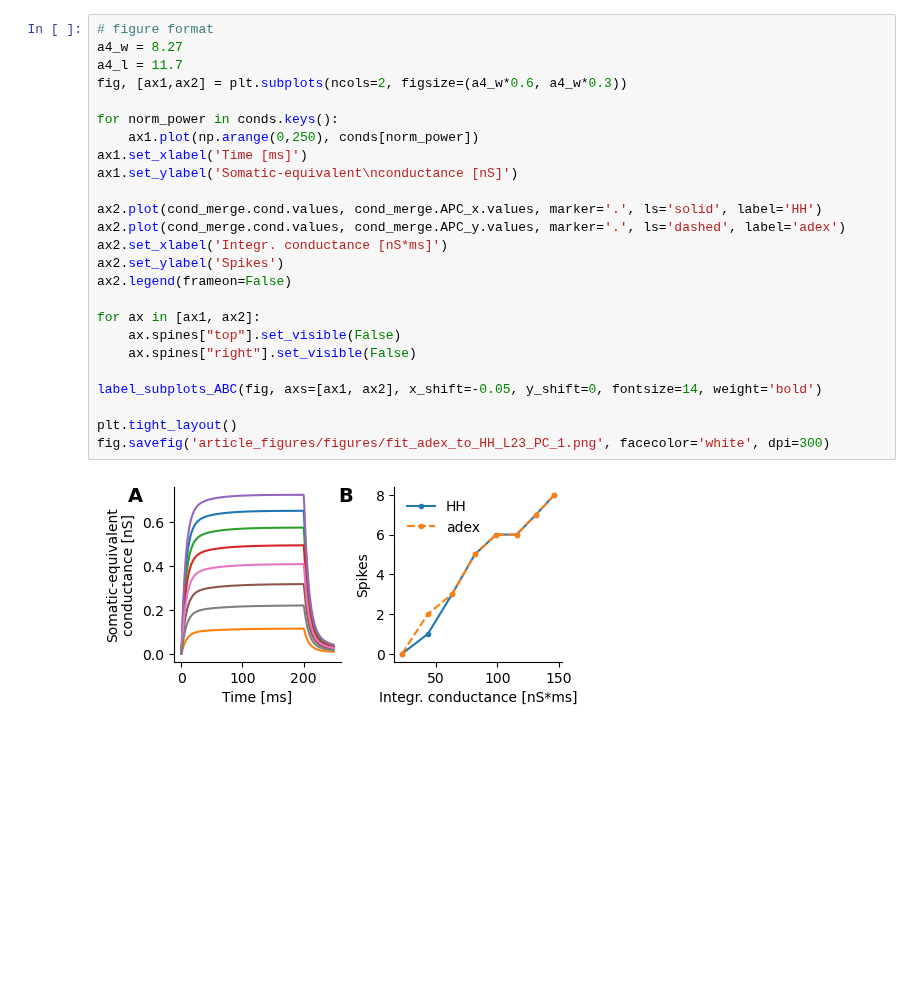
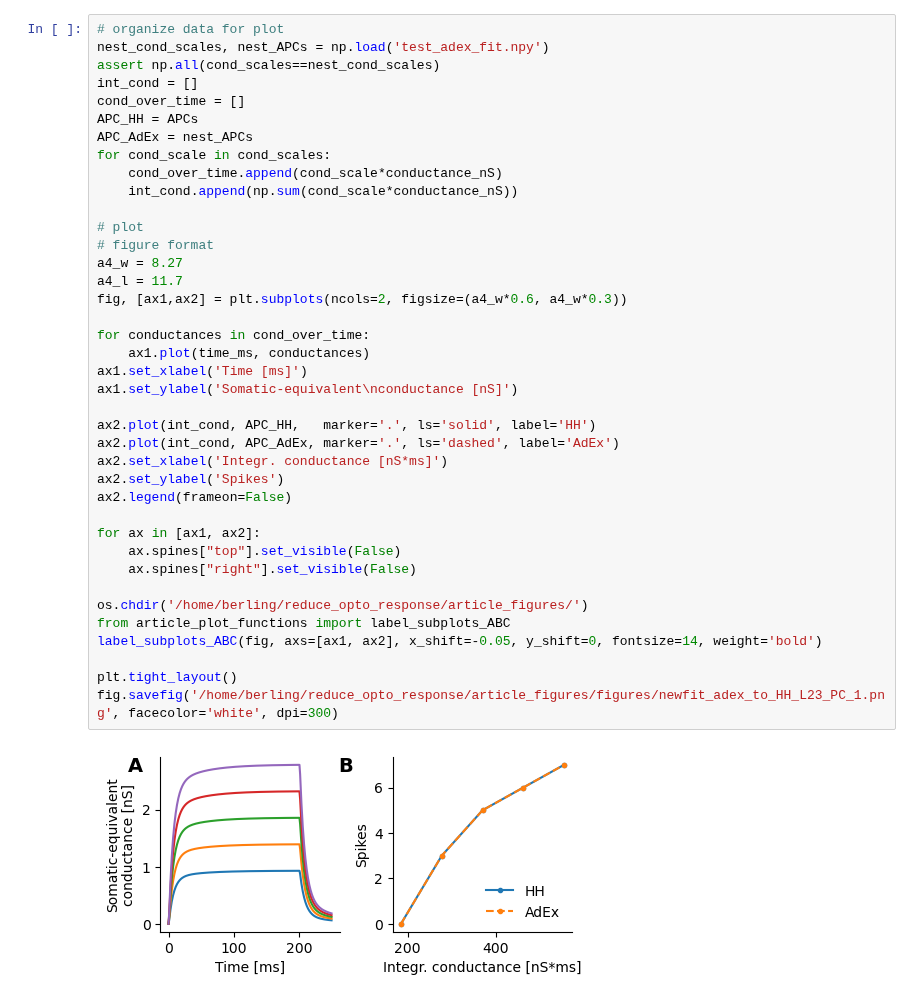
Before and after one commit to dberling/reduce_opto_response, a Jupyter notebook: article_figures/plot_fit_adex_to_HH.ipynb, the cells around one changed output. Drawn from its saved outputs; the diff is of its cells as text; blank space fills up the shorter version.

Commit message:
Update article figures

```diff
--- a/article_figures/plot_fit_adex_to_HH.ipynb
+++ b/article_figures/plot_fit_adex_to_HH.ipynb
@@ -50,27 +130,41 @@ cond_merge = merge.merge(df, on=['norm_power_mW_of_MultiStimulator'])
 # %%
+# organize data for plot
+nest_cond_scales, nest_APCs = np.load('test_adex_fit.npy')
+assert np.all(cond_scales==nest_cond_scales)
+int_cond = []
+cond_over_time = []
+APC_HH = APCs
+APC_AdEx = nest_APCs
+for cond_scale in cond_scales:
+    cond_over_time.append(cond_scale*conductance_nS)
+    int_cond.append(np.sum(cond_scale*conductance_nS))
+
+# plot
 # figure format
 a4_w = 8.27
 a4_l = 11.7
 fig, [ax1,ax2] = plt.subplots(ncols=2, figsize=(a4_w*0.6, a4_w*0.3))
 
-for norm_power in conds.keys():
-    ax1.plot(np.arange(0,250), conds[norm_power])
+for conductances in cond_over_time:
+    ax1.plot(time_ms, conductances)
 ax1.set_xlabel('Time [ms]')
 ax1.set_ylabel('Somatic-equivalent\nconductance [nS]')
 
-ax2.plot(cond_merge.cond.values, cond_merge.APC_x.values, marker='.', ls='solid', label='HH')
-ax2.plot(cond_merge.cond.values, cond_merge.APC_y.values, marker='.', ls='dashed', label='adex')
+ax2.plot(int_cond, APC_HH,   marker='.', ls='solid', label='HH')
+ax2.plot(int_cond, APC_AdEx, marker='.', ls='dashed', label='AdEx')
 ax2.set_xlabel('Integr. conductance [nS*ms]')
 ax2.set_ylabel('Spikes')
 ax2.legend(frameon=False)
 
 for ax in [ax1, ax2]:
     ax.spines["top"].set_visible(False)
     ax.spines["right"].set_visible(False)
 
+os.chdir('/home/berling/reduce_opto_response/article_figures/')
+from article_plot_functions import label_subplots_ABC
 label_subplots_ABC(fig, axs=[ax1, ax2], x_shift=-0.05, y_shift=0, fontsize=14, weight='bold')
 
 plt.tight_layout()
-fig.savefig('article_figures/figures/fit_adex_to_HH_L23_PC_1.png', facecolor='white', dpi=300)
+fig.savefig('/home/berling/reduce_opto_response/article_figures/figures/newfit_adex_to_HH_L23_PC_1.png', facecolor='white', dpi=300)
 # %% [output]
-[figure, old version]
+[figure, new version]
```
Also changed, not shown: parts of 3 cells of this notebook, 23 other files.
